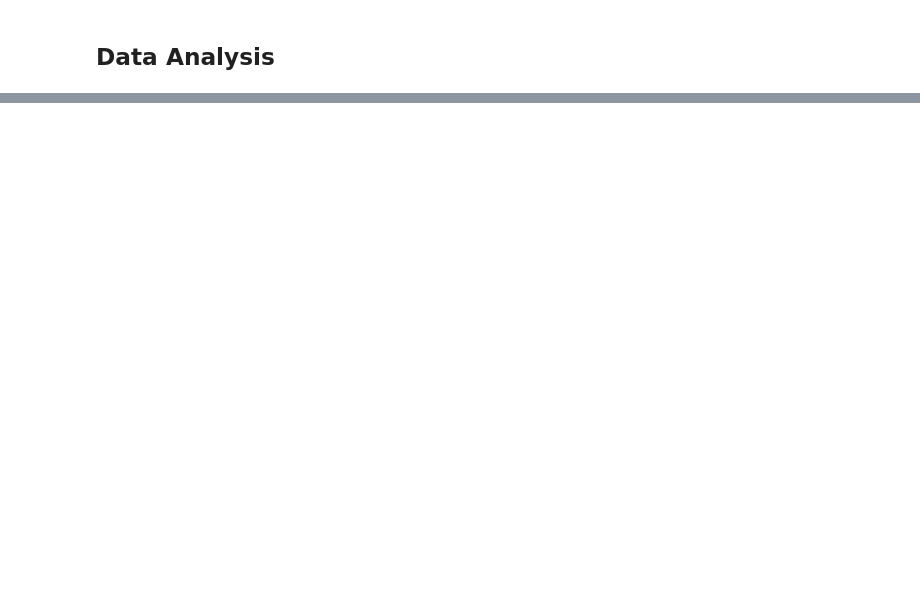
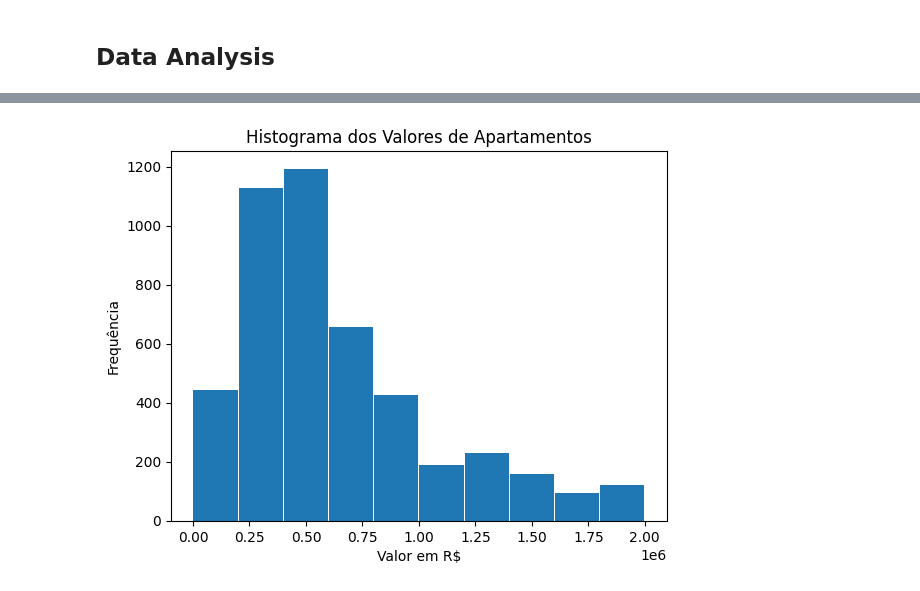
Before and after one commit to danrmoliv/apartment_prices_olx, a Jupyter notebook: precos_apartamentos.ipynb, the cells around one changed output, grey strips where cells are left out. Drawn from its saved outputs; the diff is of its cells as text; code cells hidden in the pictures; blank space fills up the shorter version.

```diff
--- a/precos_apartamentos.ipynb
+++ b/precos_apartamentos.ipynb
@@ -221,0 +209,11 @@ df_anuncios
+# %%
+df_anuncios = pd.read_csv('./dados_apartamentos_olx.csv', sep=';', index_col = 0)
+
+df_anuncios['AREA_SEGMENTADA'] = pd.qcut(df_anuncios['AREA_M2'], q=5)
+
+variaveis_categoricas = ['TIPO_IMOVEL', 'QUARTO_INFOS', 'GARAGEM_INFOS', 'BANHEIROS_INFOS','QTD_BANHEIROS', 'AREA_SEGMENTADA', 'CIDADE', 'BAIRRO']
+variaveis_quantitativas = ['QTD_QUARTOS','AREA_M2', 'VAGAS_GARAGEM', 'QTD_BANHEIROS', 'VALOR_RS', 'IPTU_RS', 'CONDOMINIO_RS', 'DATA_PUBLICACAO']
+variaveis_identificacao = ['ID_ANUNCIO', 'TITULO', 'LINK']
+
+print(df_anuncios.columns)
+df_anuncios.head()
@@ -221,0 +235,13 @@ df_anuncios
+# %%
+
+df_anuncios['VALOR_RS'].plot(kind='hist', bins=10, rwidth=0.98, range=(0,2000000))
+
+# Add labels and title to the plot
+plt.xlabel('Valor em R$')
+plt.ylabel('Frequência')
+plt.title('Histograma dos Valores de Apartamentos')
+
+# Show the plot
+plt.show()
+# %% [output]
+[figure, added]
```
Also changed, not shown: parts of 10 cells of this notebook.
